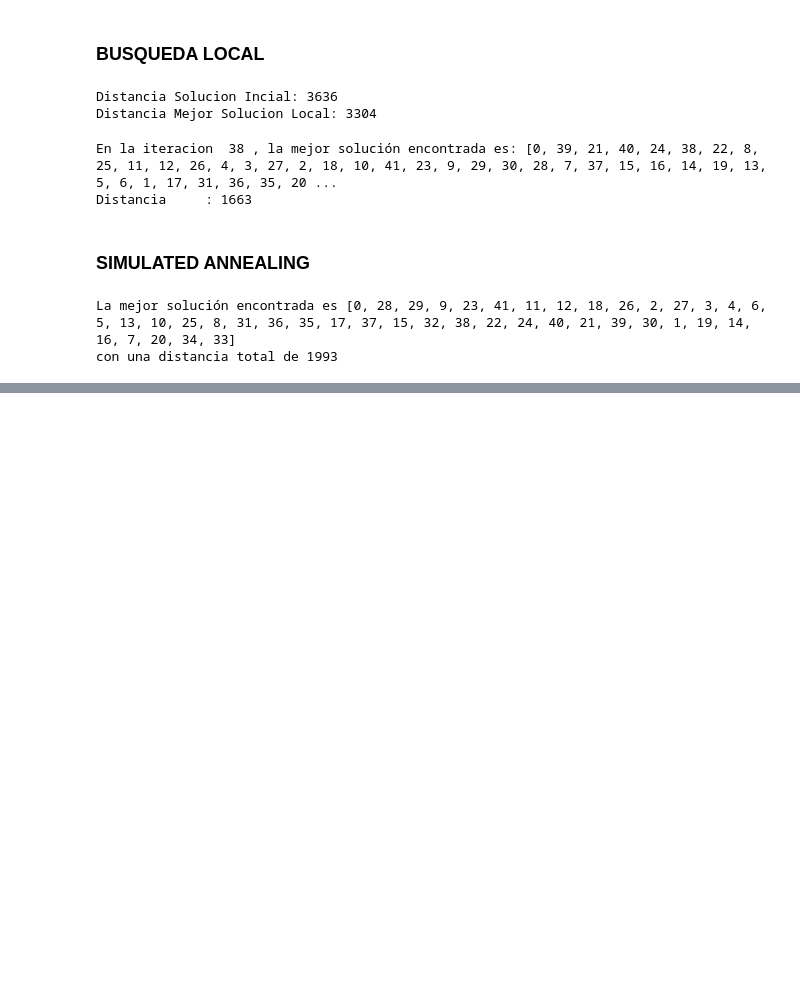
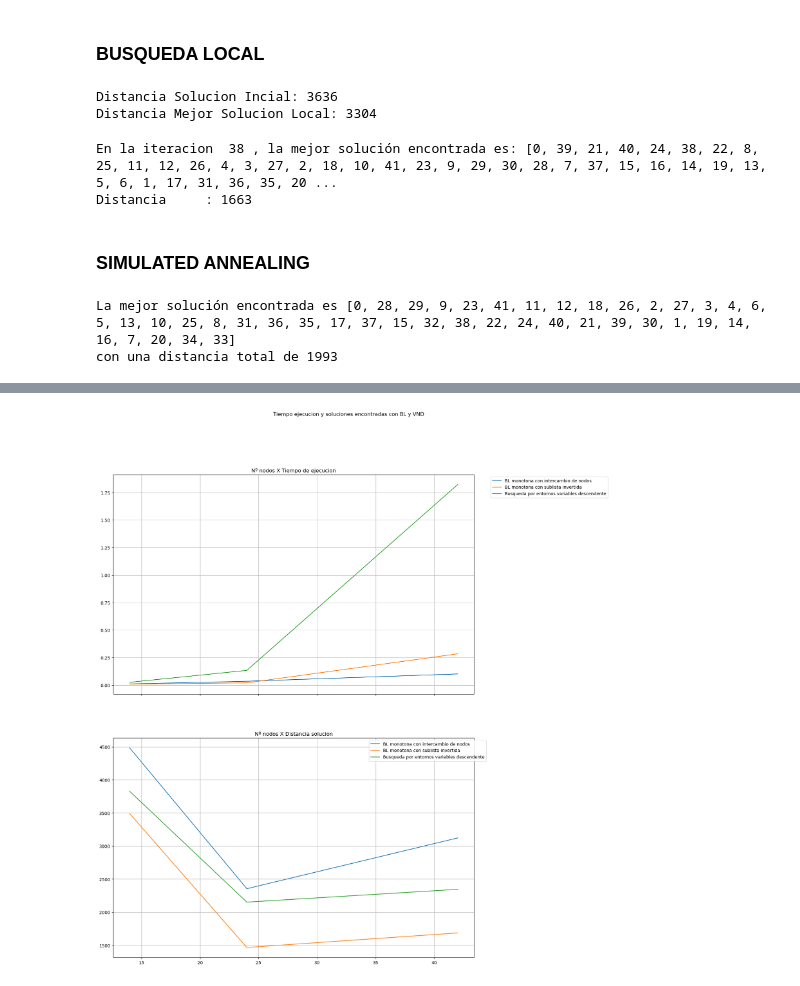
Before and after one commit to fjaviergallucci/mia-ao-ag3, a Jupyter notebook: Francisco_Gallucci_AG3.ipynb, the cells around one changed output, grey strips where cells are left out. Cells and saved outputs as stored; diff of their text form; code cells hidden in the pictures; blank space fills up the shorter version.

Commit message:
Modificado cuaderno jupyter con solucion final

```diff
--- a/Francisco_Gallucci_AG3.ipynb
+++ b/Francisco_Gallucci_AG3.ipynb
@@ -273,0 +517,15 @@ con una distancia total de 1993
+# %%
+def busqueda_por_entornos_variables_descendente(problem, solucion: Solucion):
+    entornos = [vecindad_intercambio_nodos, vecindad_sub_lista_invertida]
+    mejor_solucion = copy.deepcopy(solucion)  # crear_solucion(Nodos)
+    iteracion = 0
+    while(iteracion < len(entornos)):
+        nueva_solucion, movido = entornos[iteracion](mejor_solucion, problem)
+
+        if movido:
+            mejor_solucion = nueva_solucion
+            iteracion = 0
+        else:
+            iteracion += 1
+
+    return mejor_solucion
@@ -273,0 +534,82 @@ con una distancia total de 1993
+# %%
+cantidad_nodos = []
+tiempos_busqueda_local_nodos_invertidos = []
+tiempos_busqueda_local_sublista_invertida = []
+tiempos_busqueda_entorno_variable = []
+
+distancias_busqueda_local_nodos_invertidos = []
+distancias_busqueda_local_sublista_invertida = []
+distancias_busqueda_entorno_variable = []
+
+for file in problemas.keys():
+    print(f'Problema {file}')
+    problem = tsplib95.load(file)
+    nodos = list(problem.get_nodes())
+    cantidad_nodos.append(len(nodos))
+
+    solucion_propuesta = busqueda_aleatoria(problem, len(nodos))
+    print("\nSolucion busqueda aleatoria propuesta")
+    print(solucion_propuesta.solucion)
+    print(f'Distancia: {solucion_propuesta.distancia_total}\n')
+
+    time_start = time()
+    print(
+        f'\nSolucion busqueda local monotona con intercambio de nodos: {file}')
+    sol1 = busqueda_local_intercambio_nodos(problem, solucion_propuesta)
+    time_end = time()
+    tiempos_busqueda_local_nodos_invertidos.append(time_end-time_start)
+    distancias_busqueda_local_nodos_invertidos.append(sol1.distancia_total)
+    print("Solución encontrada es:", sol1.solucion)
+    print("Distancia:", sol1.distancia_total)
+    print(f'Tiempo de ejecucion: {time_end-time_start}\n')
+
+    time_start = time()
+    print(f'\nSolucion busqueda local monotona con lista invertida: {file}')
+    sol2 = busqueda_local_lista_invertida(problem, solucion_propuesta)
+    time_end = time()
+    tiempos_busqueda_local_sublista_invertida.append(time_end-time_start)
+    distancias_busqueda_local_sublista_invertida.append(sol2.distancia_total)
+    print("Solución encontrada es:", sol2.solucion)
+    print("Distancia:", sol2.distancia_total)
+    print(f'Tiempo de ejecucion: {time_end-time_start}\n')
+
+    time_start = time()
+    print(
+        f'\nSolucion busqueda por entornos variables descendente (intercambio de nodos + lista invertida): {file}')
+    sol3 = busqueda_por_entornos_variables_descendente(
+        problem, solucion_propuesta)
+    time_end = time()
+    tiempos_busqueda_entorno_variable.append(time_end-time_start)
+    distancias_busqueda_entorno_variable.append(sol3.distancia_total)
+    print("Solución encontrada es:", sol3.solucion)
+    print("Distancia:", sol3.distancia_total)
+    print(f'Tiempo de ejecucion: {time_end-time_start}\n')
+
+
+fig, (ax1, ax2) = plt.subplots(2, sharex=True, figsize=(20, 20))
+fig.suptitle('Tiempo ejecucion y soluciones encontradas con BL y VND')
+
+ax1.set_title("Nº nodos X Tiempo de ejecucion")
+ax1.plot(cantidad_nodos, tiempos_busqueda_local_nodos_invertidos,
+         label="BL monotona con intercambio de nodos")
+ax1.plot(cantidad_nodos, tiempos_busqueda_local_sublista_invertida,
+         label="BL monotona con sublista invertida")
+ax1.plot(cantidad_nodos, tiempos_busqueda_entorno_variable,
+         label="Busqueda por entornos variables descendente")
+ax1.grid()
+ax1.legend(bbox_to_anchor=(1.04, 1))
+
+ax2.set_title("Nº nodos X Distancia solucion")
+ax2.plot(cantidad_nodos, distancias_busqueda_local_nodos_invertidos,
+         label="BL monotona con intercambio de nodos")
+ax2.plot(cantidad_nodos, distancias_busqueda_local_sublista_invertida,
+         label="BL monotona con sublista invertida")
+ax2.plot(cantidad_nodos, distancias_busqueda_entorno_variable,
+         label="Busqueda por entornos variables descendente")
+ax2.grid()
+ax2.legend(bbox_to_anchor=(1.04, 1))
+
+fig.subplots_adjust(right=0.70)
+
+plt.show()
+# %% [output]
@@ -273,0 +633 @@ con una distancia total de 1993
+[figure, added]
```
Also changed, not shown: parts of 27 cells of this notebook, 1 other file.
